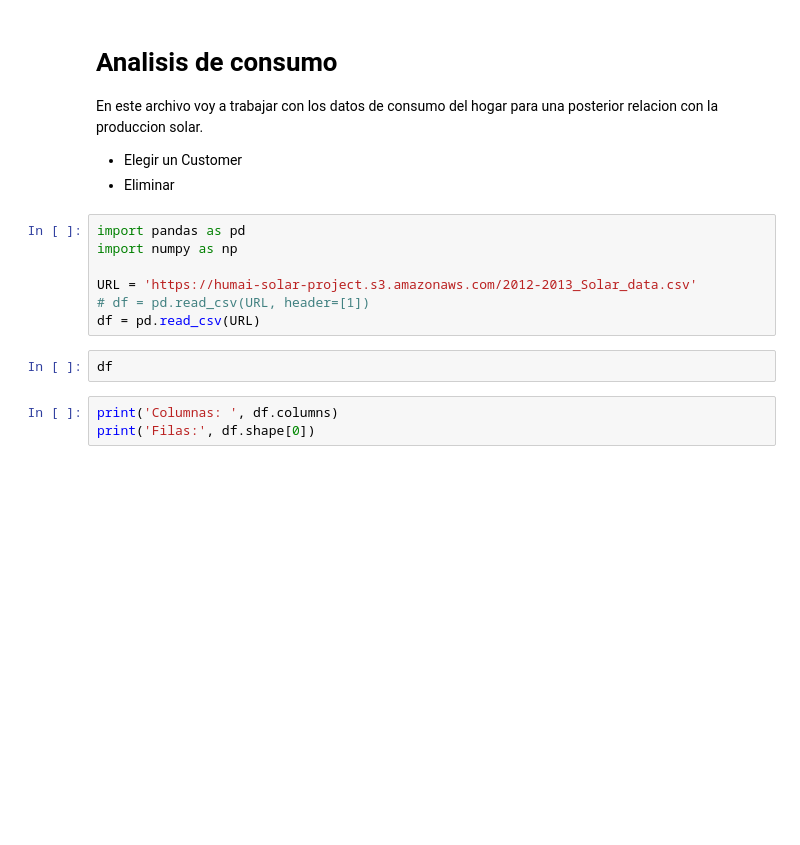
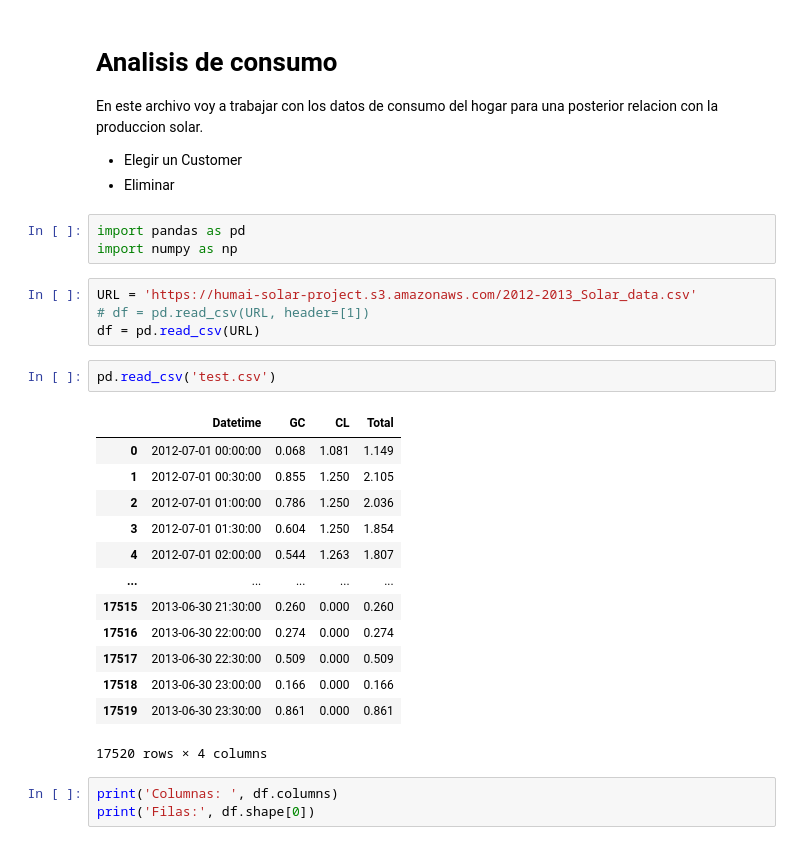
Before and after one commit to PabloSGomez50/humai-solar-panels, a Jupyter notebook: notebooks/clean_consumo.ipynb, the cells around one changed output. Cells and saved outputs as stored; diff of their text form; blank space fills up the shorter version.

```diff
--- a/script_consumo/clean_consumo.ipynb
+++ b/notebooks/clean_consumo.ipynb
@@ -6,15 +6,29 @@ En este archivo voy a trabajar con los datos de consumo del hogar para una poste
 
 - Elegir un Customer
 - Eliminar
+# %%
+import pandas as pd
+import numpy as np
 # %%
-import pandas as pd
-import numpy as np
-
 URL = 'https://humai-solar-project.s3.amazonaws.com/2012-2013_Solar_data.csv'
 # df = pd.read_csv(URL, header=[1])
 df = pd.read_csv(URL)
-# %%
-df
+# %%
+pd.read_csv('test.csv')
+# %% [output]
+|  | Datetime | GC | CL | Total |
+| 0 | 2012-07-01 00:00:00 | 0.068 | 1.081 | 1.149 |
+| 1 | 2012-07-01 00:30:00 | 0.855 | 1.250 | 2.105 |
+| 2 | 2012-07-01 01:00:00 | 0.786 | 1.250 | 2.036 |
+| 3 | 2012-07-01 01:30:00 | 0.604 | 1.250 | 1.854 |
+| 4 | 2012-07-01 02:00:00 | 0.544 | 1.263 | 1.807 |
+| ... | ... | ... | ... | ... |
+| 17515 | 2013-06-30 21:30:00 | 0.260 | 0.000 | 0.260 |
+| 17516 | 2013-06-30 22:00:00 | 0.274 | 0.000 | 0.274 |
+| 17517 | 2013-06-30 22:30:00 | 0.509 | 0.000 | 0.509 |
+| 17518 | 2013-06-30 23:00:00 | 0.166 | 0.000 | 0.166 |
+| 17519 | 2013-06-30 23:30:00 | 0.861 | 0.000 | 0.861 |
+17520 rows × 4 columns
 # %%
 print('Columnas: ', df.columns)
 print('Filas:', df.shape[0])
```
Also changed, not shown: 18 other files.
